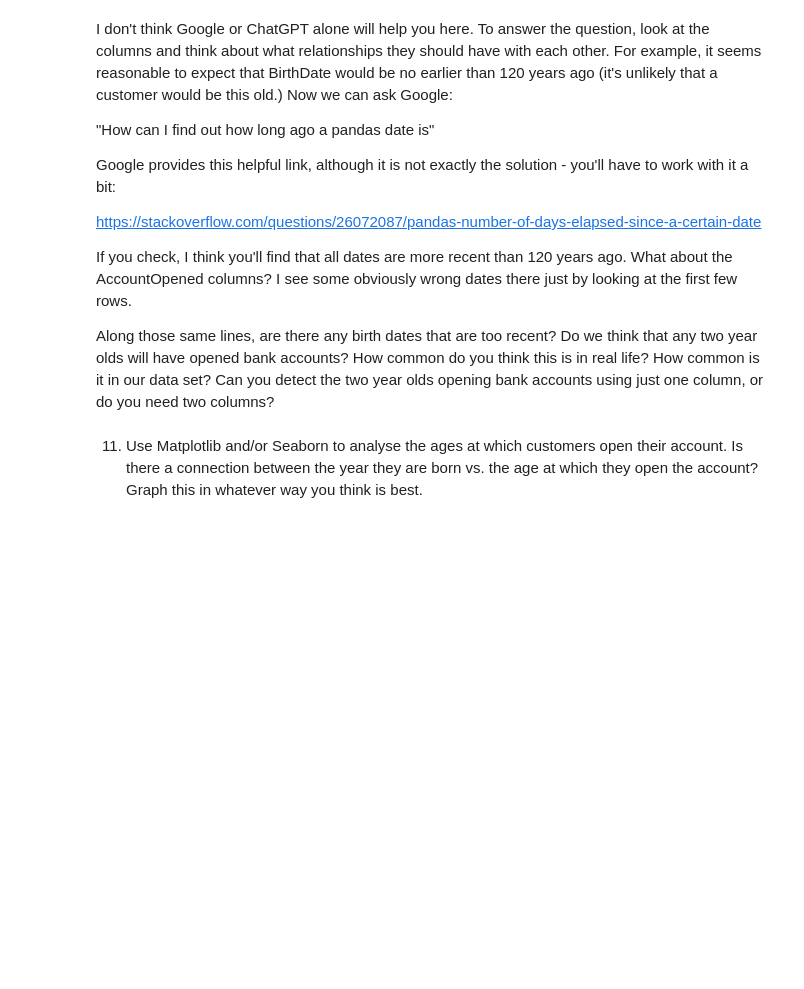
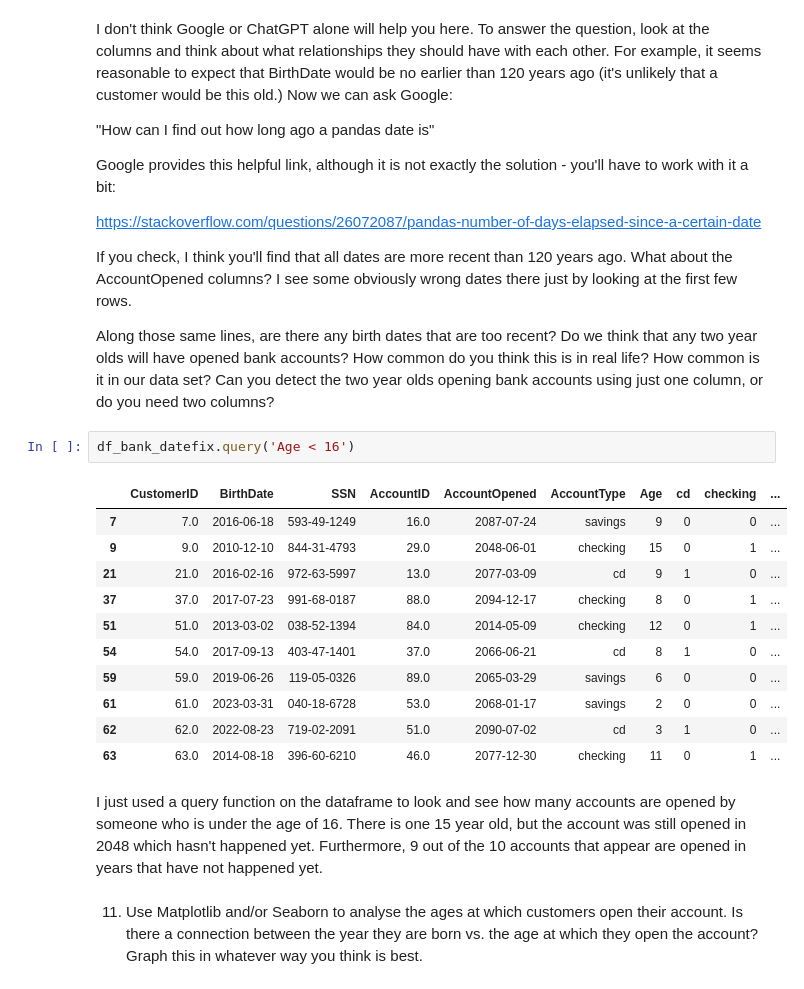
Before and after one commit to eghatzis0527/DX699---HW-Assignments, a Jupyter notebook: OMDS-ModB2-Week1-Hatzis-Eleni.ipynb, the cells around one changed output. Drawn from its saved outputs; the diff is of its cells as text; blank space fills up the shorter version.

```diff
--- a/OMDS-ModB2-Week1-Hatzis-Eleni.ipynb
+++ b/OMDS-ModB2-Week1-Hatzis-Eleni.ipynb
@@ -381,6 +497,22 @@ https://stackoverflow.com/questions/26072087/pandas-number-of-days-elapsed-since
 If you check, I think you'll find that all dates are more recent than 120 years ago.  What about the AccountOpened columns?  I see some obviously wrong dates there just by looking at the first few rows.
 
 Along those same lines, are there any birth dates that are too recent?  Do we think that any two year olds will have opened bank accounts?  How common do you think this is in real life?  How common is it in our data set?  Can you detect the two year olds opening bank accounts using just one column, or do you need two columns?
+# %%
+df_bank_datefix.query('Age < 16')
+# %% [output]
+|  | CustomerID | BirthDate | SSN | AccountID | AccountOpened | AccountType | Age | cd | checking | ... |
+| 7 | 7.0 | 2016-06-18 | 593-49-1249 | 16.0 | 2087-07-24 | savings | 9 | 0 | 0 | ... |
+| 9 | 9.0 | 2010-12-10 | 844-31-4793 | 29.0 | 2048-06-01 | checking | 15 | 0 | 1 | ... |
+| 21 | 21.0 | 2016-02-16 | 972-63-5997 | 13.0 | 2077-03-09 | cd | 9 | 1 | 0 | ... |
+| 37 | 37.0 | 2017-07-23 | 991-68-0187 | 88.0 | 2094-12-17 | checking | 8 | 0 | 1 | ... |
+| 51 | 51.0 | 2013-03-02 | 038-52-1394 | 84.0 | 2014-05-09 | checking | 12 | 0 | 1 | ... |
+| 54 | 54.0 | 2017-09-13 | 403-47-1401 | 37.0 | 2066-06-21 | cd | 8 | 1 | 0 | ... |
+| 59 | 59.0 | 2019-06-26 | 119-05-0326 | 89.0 | 2065-03-29 | savings | 6 | 0 | 0 | ... |
+| 61 | 61.0 | 2023-03-31 | 040-18-6728 | 53.0 | 2068-01-17 | savings | 2 | 0 | 0 | ... |
+| 62 | 62.0 | 2022-08-23 | 719-02-2091 | 51.0 | 2090-07-02 | cd | 3 | 1 | 0 | ... |
+| 63 | 63.0 | 2014-08-18 | 396-60-6210 | 46.0 | 2077-12-30 | checking | 11 | 0 | 1 | ... |
+# %% [markdown]
+I just used a query function on the dataframe to look and see how many accounts are opened by someone who is under the age of 16. There is one 15 year old, but the account was still opened in 2048 which hasn't happened yet. Furthermore, 9 out of the 10 accounts that appear are opened in years that have not happened yet.
 # %% [markdown]
 11. Use Matplotlib and/or Seaborn to analyse the ages at which customers open their account.  Is there a connection between the year they are born vs. the age at which they open the account?  Graph this in whatever way you think is best.
 # %% [markdown]
```
Also changed, not shown: parts of 12 cells of this notebook.
